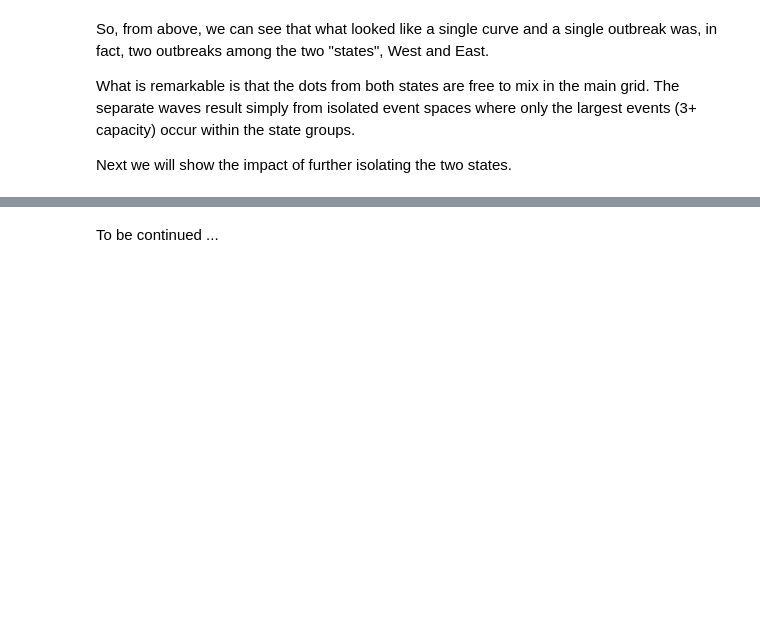
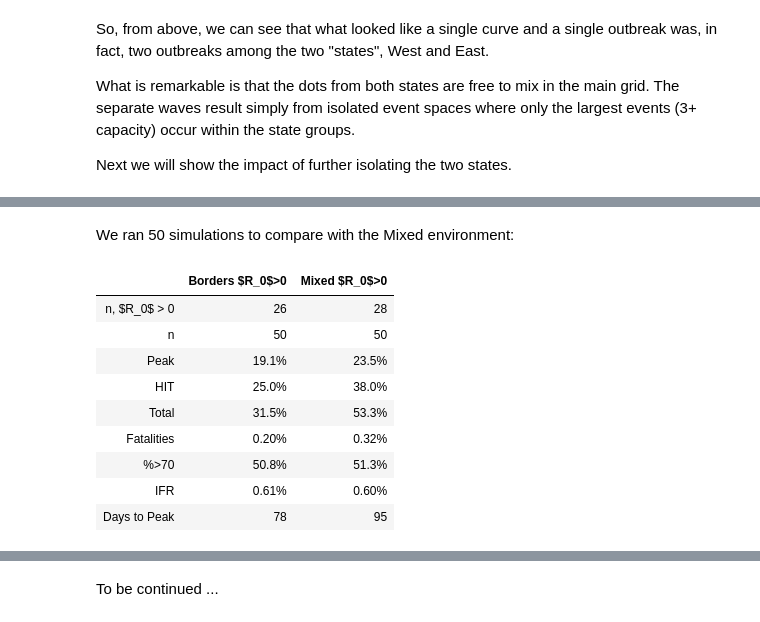
Before and after one commit to rjskene/rknotdocs, a Jupyter notebook: docs/multi.ipynb, the cells around one changed output, grey strips where cells are left out. Cells and saved outputs as stored; diff of their text form; code cells hidden in the pictures; blank space fills up the shorter version.

```diff
--- a/docs/multi.ipynb
+++ b/docs/multi.ipynb
@@ -165,0 +203,47 @@ Next we will show the impact of further isolating the two states.
+# %% [markdown]
+We ran 50 simulations to compare with the Mixed environment:
+# %%
+from IPython.core.display import display, HTML
+
+import os
+from datetime import datetime as dt
+import numpy as np
+
+from rknot.helpers import pickload, find_means, find_seconly, find_means_seconly, get_results
+from rknot.notebook import curve_table, md
+from rknot.helpers import pickload, ShelfHelp
+
+path = 'vids/multi'
+slug = 'split-pickled'
+
+file_ = os.path.join(path, slug)
+sims = pickload(file_)
+
+last_date = sorted([dt.strptime(date, '%Y-%m-%d') for date in sims.keys()])[-1]
+last_date = last_date.strftime('%Y-%m-%d')
+
+r_spl = [get_results(sim) for sim in sims[last_date]['sims']]
+
+r_spl = np.vstack(r_spl)
+m_spl = find_means(r_spl)
+m_gt0_spl = find_means_seconly(r_spl, m_spl)
+
+headers = [r'Borders<br>$R_0$>0', r'Mixed<br>$R_0$>0']
+
+args = [m_gt0_spl, m_gt0]
+sizes = [
+    (find_seconly(r_spl).shape[0], r_spl.shape[0]),
+    (find_seconly(res).shape[0], res.shape[0])
+]
+display(HTML(curve_table(headers, args, sizes)))
+# %% [output]
+|  | Borders $R_0$>0 | Mixed $R_0$>0 |
+| n, $R_0$ > 0 | 26 | 28 |
+| n | 50 | 50 |
+| Peak | 19.1% | 23.5% |
+| HIT | 25.0% | 38.0% |
+| Total | 31.5% | 53.3% |
+| Fatalities | 0.20% | 0.32% |
+| %>70 | 50.8% | 51.3% |
+| IFR | 0.61% | 0.60% |
+| Days to Peak | 78 | 95 |
```
Also changed, not shown: parts of 20 cells of this notebook, 14 other files.
